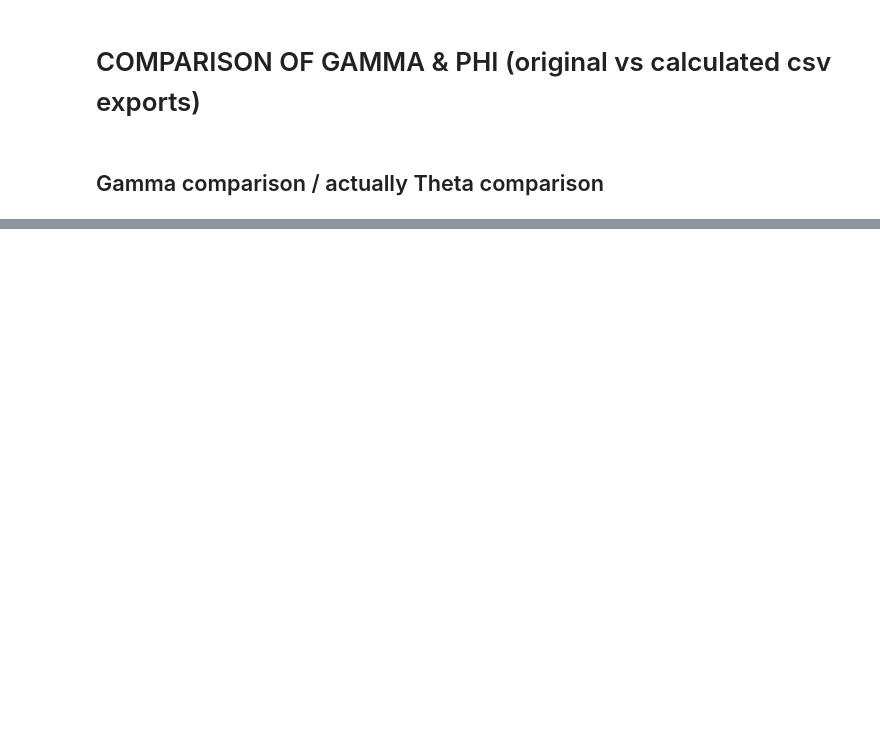
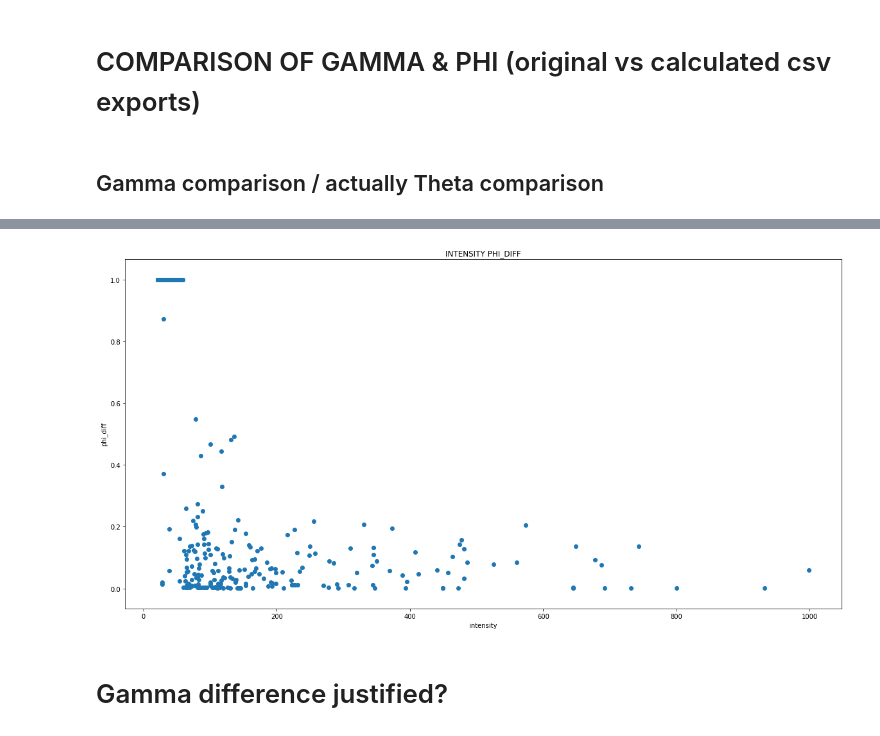
Before and after one commit to RP0001/MS2LDA_PROTOTYPE, a Jupyter notebook: PROTOTYPE_FEW_DOCS.ipynb, the cells around one changed output, grey strips where cells are left out. Cells and saved outputs as stored; diff of their text form; code cells hidden in the pictures; blank space fills up the shorter version.

Commit message:
phi diff could be explained by intensity, gamma diff could be explained by many low intensity words

```diff
--- a/PROTOTYPE_FEW_DOCS.ipynb
+++ b/PROTOTYPE_FEW_DOCS.ipynb
@@ -53,7 +53,7 @@ for word in experiment_words:
 ###### Then we get a random document for our experiment from the database.
 # %%
 #We will use a single document for our experiment. Modify here if more documents are needed.
-experiment_docs=[269323]
+experiment_docs=[269485]
 # %%
 #unique documents is the dictionary -> doc: id
 unique_docs = {}
@@ -381,2 +419,2 @@ max_phi_diff
 # %%
-# phi_comparison_array[:,5:]
+phi_comparison_intenphi = np.copy(phi_comparison_array[:,5:])
@@ -384,0 +421,16 @@ max_phi_diff
+# %%
+# Plot word intensity on x axis and phi difference on y axis on a scatterplot.
+x = phi_comparison_intenphi[:,1]
+y = phi_comparison_intenphi[:,0]
+fig = plt.figure()
+scatterplot = fig.add_subplot(1,1,1)
+plt.scatter(x,y)
+fig.set_size_inches(20,10)
+plt.title("INTENSITY PHI_DIFF")
+plt.xlabel("intensity")
+plt.ylabel("phi_diff")
+plt.show()
+# %% [output]
+[figure, added]
+# %% [markdown]
+# Gamma difference justified?
```
Also changed, not shown: parts of 14 cells of this notebook, 3 other files.
